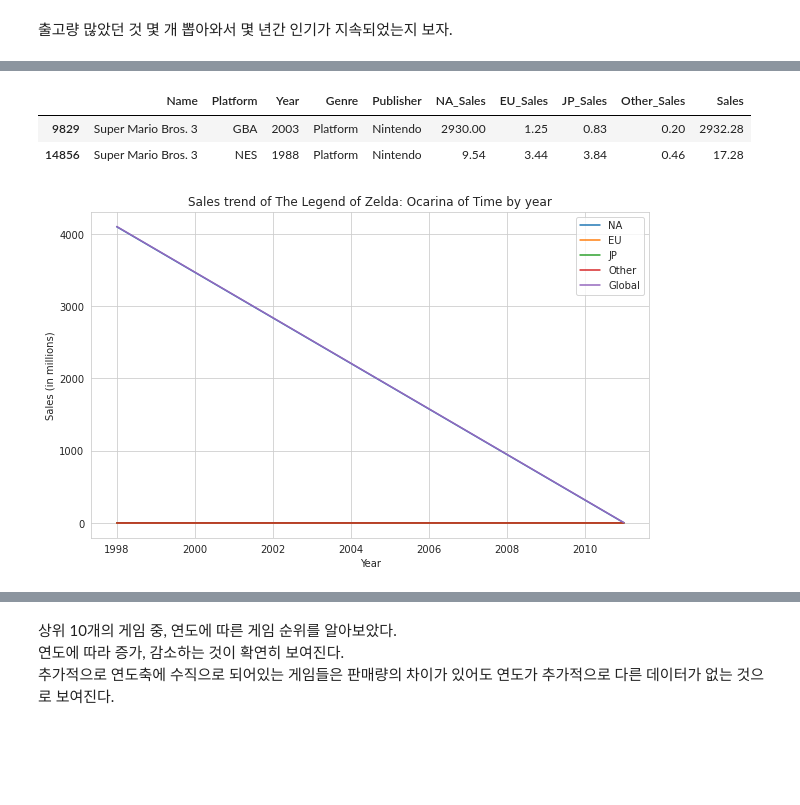
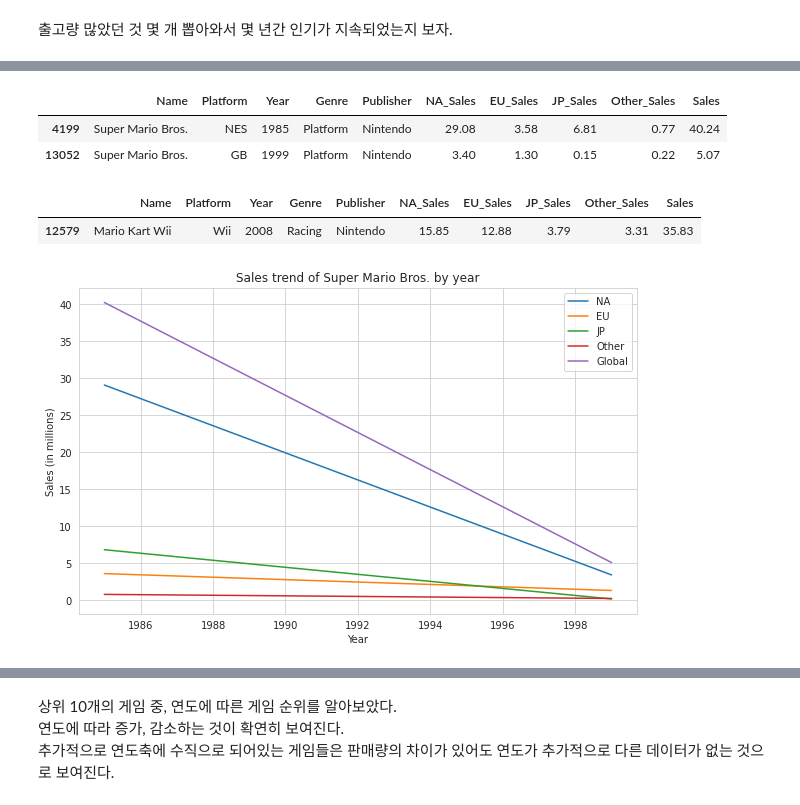
Before and after one commit to bomishot/section1_project, a Jupyter notebook: Section1_Project_Code.ipynb, the cells around one changed output, grey strips where cells are left out. Cells and saved outputs as stored; diff of their text form; code cells hidden in the pictures; blank space fills up the shorter version.

```diff
--- a/Section1_Project_Code.ipynb
+++ b/Section1_Project_Code.ipynb
@@ -113,7 +115,7 @@ JP_Sales          0K
 Other_Sales     0.06
 Name: 10, dtype: object
 # %%
-new_df[['NA_Sales','EU_Sales', 'JP_Sales', 'Other_Sales']] = df[['NA_Sales','EU_Sales', 'JP_Sales', 'Other_Sales']].apply(lambda x : x.str.replace('K', '').replace(r'\d*\.\d*M|0M', '0', regex=True))
+new_df[['NA_Sales', 'EU_Sales', 'JP_Sales', 'Other_Sales']] = df[['NA_Sales', 'EU_Sales', 'JP_Sales', 'Other_Sales']].replace({'K': 'e-3', 'M': ''}, regex=True).apply(pd.to_numeric)
 # %%
 new_df.iloc[10,5:]
 # %% [output]
@@ -878,31 +743,36 @@ total_best50[0]
 total_best50[1]
 # %% [output]
 |  | Name | Platform | Year | Genre | Publisher | NA_Sales | EU_Sales | JP_Sales | Other_Sales | Sales |
-| 9829 | Super Mario Bros. 3 | GBA | 2003 | Platform | Nintendo | 2930.00 | 1.25 | 0.83 | 0.20 | 2932.28 |
-| 14856 | Super Mario Bros. 3 | NES | 1988 | Platform | Nintendo | 9.54 | 3.44 | 3.84 | 0.46 | 17.28 |
+| 4199 | Super Mario Bros. | NES | 1985 | Platform | Nintendo | 29.08 | 3.58 | 6.81 | 0.77 | 40.24 |
+| 13052 | Super Mario Bros. | GB | 1999 | Platform | Nintendo | 3.40 | 1.30 | 0.15 | 0.22 | 5.07 |
+# %%
+total_best50[2]
+# %% [output]
+|  | Name | Platform | Year | Genre | Publisher | NA_Sales | EU_Sales | JP_Sales | Other_Sales | Sales |
+| 12579 | Mario Kart Wii | Wii | 2008 | Racing | Nintendo | 15.85 | 12.88 | 3.79 | 3.31 | 35.83 |
 # %%
 # 연도별 특정 게임의 판매량 추이 그래프
 def plot_game_sales_by_year(game_name):
     game_df = new_df[new_df['Name']==game_name]
     if game_df.empty:
         print(f"{game_name} not found in the dataset!")
         return
 
     plt.figure(figsize=(10, 6))
     plt.plot(game_df['Year'], game_df['NA_Sales'], label='NA')
     plt.plot(game_df['Year'], game_df['EU_Sales'], label='EU')
     plt.plot(game_df['Year'], game_df['JP_Sales'], label='JP')
     plt.plot(game_df['Year'], game_df['Other_Sales'], label='Other')
     plt.plot(game_df['Year'], game_df['Sales'], label='Global')
     plt.title(f"Sales trend of {game_name} by year")
     plt.xlabel("Year")
     plt.ylabel("Sales (in millions)")
     plt.legend()
     plt.show()
 
-plot_game_sales_by_year("The Legend of Zelda: Ocarina of Time")
+plot_game_sales_by_year("Super Mario Bros.")
 # %% [output]
-[figure, old version]
+[figure, new version]
 # %%
 # 상위 10개 게임 판매량 추이 그래프프
 best_game_sell = new_df.groupby('Name')['Sales'].sum().sort_values(ascending=False)[:10]
```
Also changed, not shown: parts of 76 cells of this notebook.
